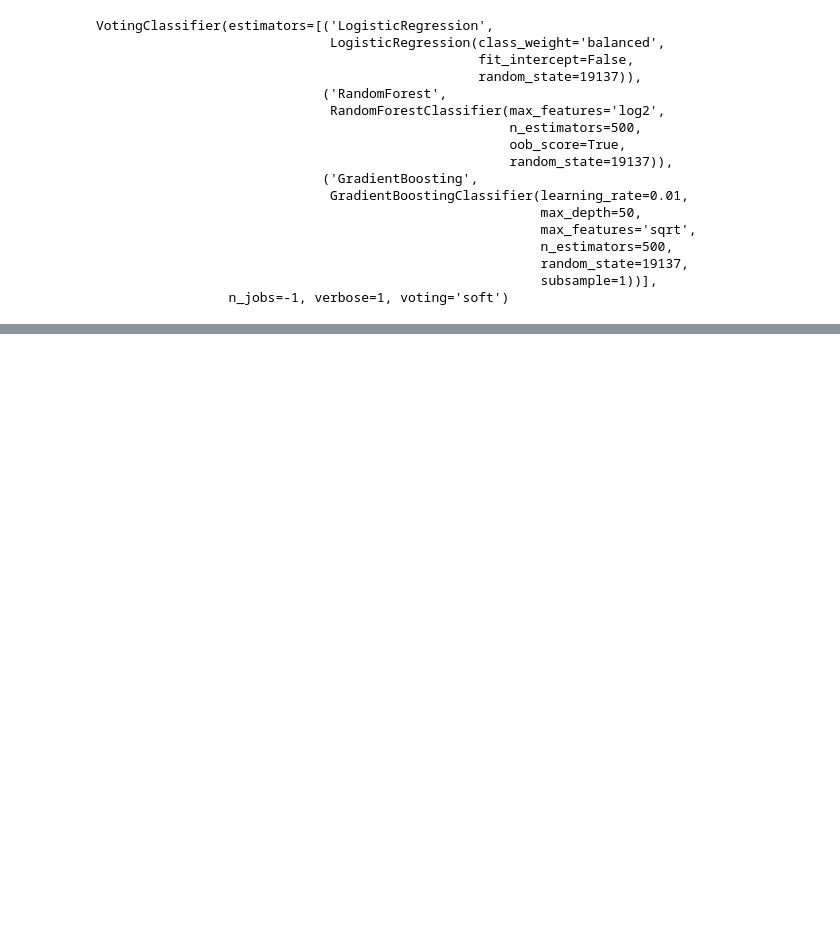
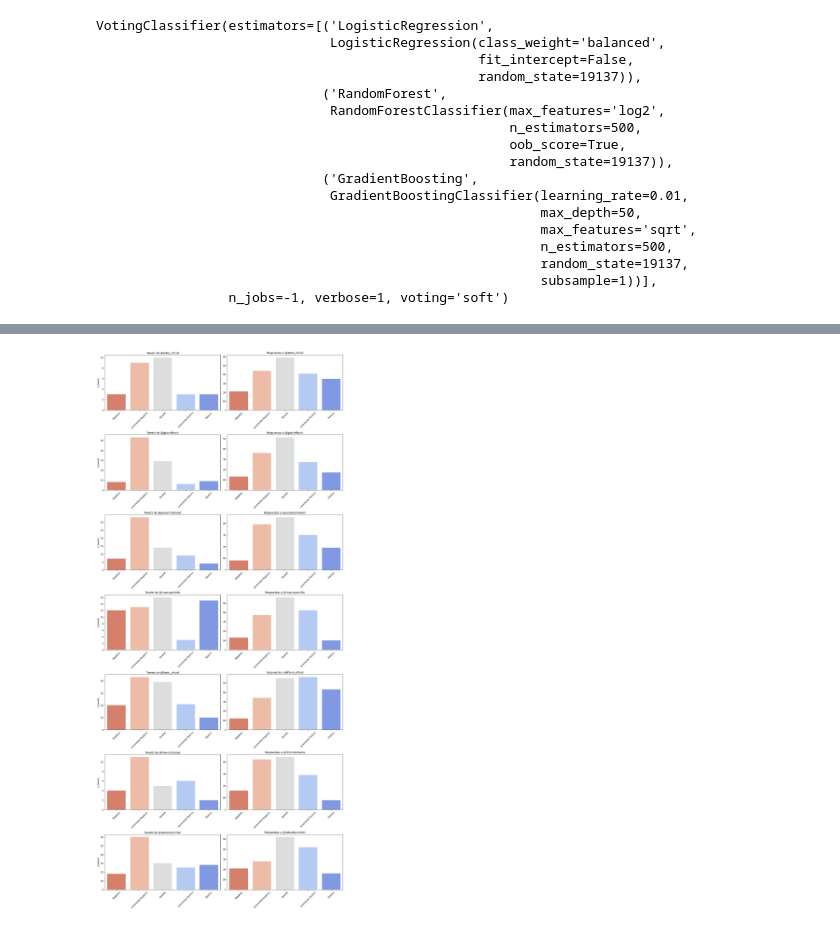
Before and after one commit to Japsz/DesafioLatam, a Jupyter notebook: Unidad 3 - Machine Learning/Prueba/Sentimiento de Twitter/hito1.ipynb, the cells around one changed output, grey strips where cells are left out. Saved outputs shown, nothing was run; the diff lists cells and outputs as text; code cells hidden in the pictures; blank space fills up the shorter version.

```diff
--- a/Unidad 3 - Machine Learning/Prueba/Sentimiento de Twitter/hito1.ipynb
+++ b/Unidad 3 - Machine Learning/Prueba/Sentimiento de Twitter/hito1.ipynb
@@ -158,10 +181,4 @@ Importados los datos haremos la recodificación de `'content'`, aparte de la rec
 - el largo en caractéres
 
 Además, Conseguiremos la cantidad de menciones y hashtags y luego los reemplazaremos en los textos a `'@@@'` y `'###'` respectivamente. Esto con el objetivo de evitar que nuestro modelo se sesgue con los usuarios/hashtags que se les da mas odio o positividad y a la vez manteniendo la información de cuantas menciones y hashtags tiene el tweet. Como sólo usaremos algorítmos que usan la frecuencia de las palabras y documentos, no habrá pérdida de información al quitar las palabras.
-# %%
-# Agregamos las columnas
-df['n_words'] = df['content'].apply(lambda x: len(x.split()))
-df['n_chars'] = df['content'].apply(lambda x: len(x))
-# Empezamos la refactorización del vector objetivo
-df['sentiment_positive'] = df['sentiment'].apply(lambda x: 1 if x in sentimientosPositivos else 0 if x in sentimientosNegativos else -1)
 # %%
@@ -295,0 +338,6 @@ sns.countplot(x='sentiment_positive', hue='sentiment', data=refactoredDf)
+# %%
+# Empezamos la refactorización del vector objetivo
+refactoredDf['sentiment_positive'] = df['sentiment'].apply(lambda x: 1 if x in sentimientosPositivos else 0 if x in sentimientosNegativos else -1)
+# Graficamos la distribución de los valores
+plt.figure(figsize=(20,5))
+sns.countplot(x='sentiment_positive', hue='sentiment', data=refactoredDf)
@@ -349,10 +398,10 @@ X_train, X_test, y_train, y_test = train_test_split(refactoredDf.drop(columns=['
 # %%
 # Definimos los hiperparámetros de búsqueda
 penalty = ['l1', 'l2', 'elasticnet']
-fit_intercepet = [True, False]
+fit_intercept = [True, False]
 class_weight = ['balanced', None]
 # Entrenamos el modelo
-logisticSearch = GridSearchCV(LogisticRegression(random_state=19137), {'penalty': penalty, 'fit_intercept': fit_intercepet, 'class_weight': class_weight}, cv=5, n_jobs=-1, verbose=1)
+logisticSearch = GridSearchCV(LogisticRegression(random_state=19137), {'penalty': penalty, 'fit_intercept': fit_intercept, 'class_weight': class_weight}, cv=5, n_jobs=-1, verbose=1)
 logisticSearch.fit(X_train, y_train)
 # %% [output]
 Fitting 5 folds for each of 12 candidates, totalling 60 fits
@@ -558,3 +607,27 @@ print(classification_report(y_test, votingModel.predict(X_test)))
     accuracy                           0.71      9900
    macro avg       0.71      0.71      0.71      9900
 weighted avg       0.71      0.71      0.71      9900
+# %%
+repliesDf['voting_predict_proba'] = votingModel.predict_proba(rf_repliesDf)[:,1]
+repliesDf['voting_predict_interval'] = repliesDf['voting_predict_proba'].apply(lambda x: 'Negativo' if x < .35 else 'Levemente Negativo' if x < .45 else 'Neutral' if x < .55 else 'Levemente Positivo' if x < .65 else 'Positivo')
+testDf['voting_predict_proba'] = votingModel.predict_proba(rf_testDf)[:,1]
+testDf['voting_predict_interval'] = testDf['voting_predict_proba'].apply(lambda x: 'Negativo' if x < .35 else 'Levemente Negativo' if x < .45 else 'Neutral' if x < .55 else 'Levemente Positivo' if x < .65 else 'Positivo')
+# %%
+fig, ax = plt.subplots(7, 2, sharex=False, sharey=False, figsize=(16,36))
+for i, presi in enumerate(presis):
+    sns.countplot(x='voting_predict_interval', palette='coolwarm_r', ax=ax[i][0], data=testDf[testDf['username']==presi], order=['Negativo', 'Levemente Negativo', 'Levemente Positivo', 'Positivo'])
+    sns.countplot(x='voting_predict_interval', palette='coolwarm_r', ax=ax[i][1], data=repliesDf[repliesDf['username']==presi], order=['Negativo', 'Levemente Negativo', 'Levemente Positivo', 'Positivo'])
+    # Se definen los estilos de los ejes
+    ax[i][0].set_title(f'Tweets de @{presi}')
+    ax[i][0].set_xlabel('')
+    ax[i][0].set_ylabel('n_tweets')
+    ax[i][0].set_xticklabels(['Negativo', 'Levemente Negativo', 'Levemente Positivo', 'Positivo'], rotation=45)
+    # Se definen los estilos de los ejes
+    ax[i][1].set_title(f'Respuestas a @{presi}')
+    ax[i][1].set_xlabel('')
+    ax[i][1].set_ylabel('')
+    ax[i][1].set_xticklabels(['Negativo', 'Levemente Negativo', 'Levemente Positivo', 'Positivo'], rotation=45)
+
+plt.tight_layout()
+# %% [output]
+[figure, added]
```
Also changed, not shown: parts of 13 cells of this notebook, 14 other files.
